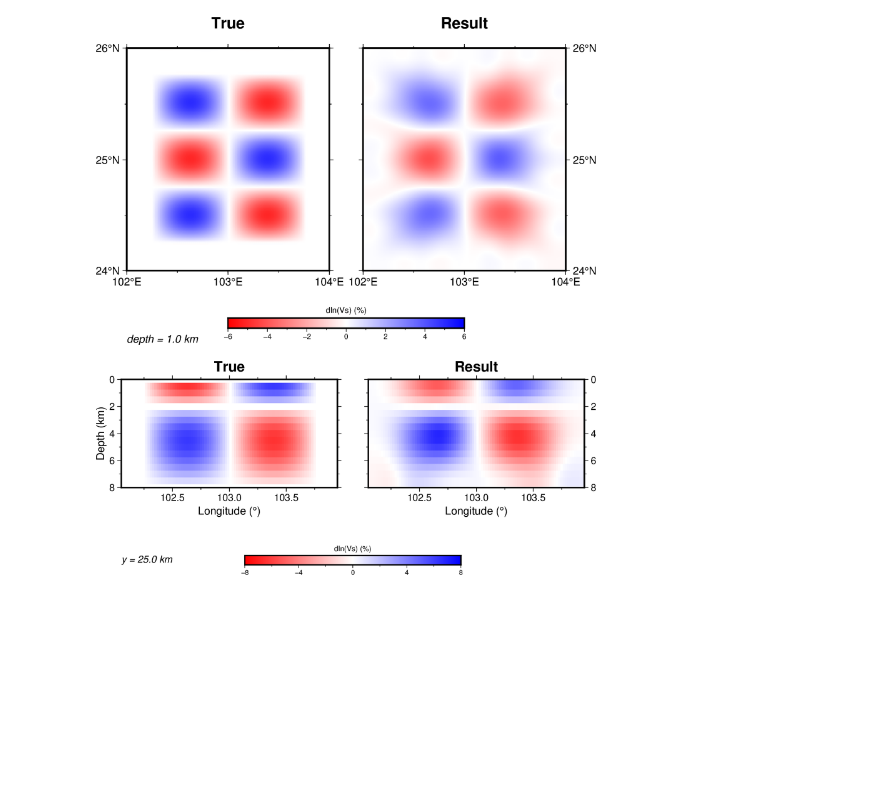
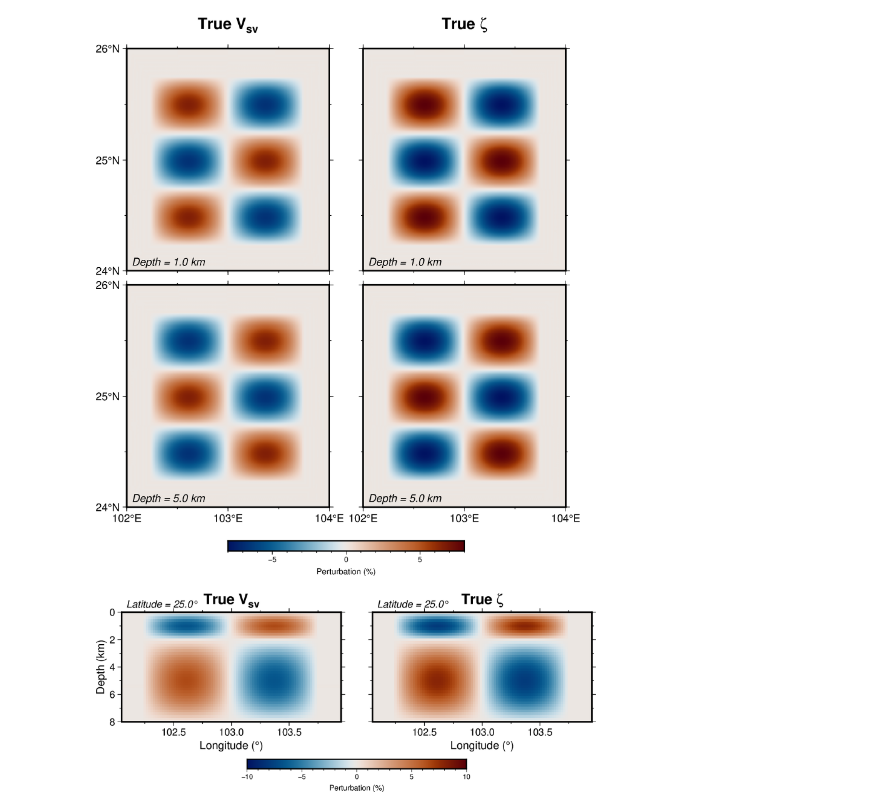
Before and after one commit to xumi1993/SurfATTPP, a Jupyter notebook: examples/02_checkerboard_radial_ani/plot_model.ipynb, the cells around one changed output. Saved outputs shown, nothing was run; the diff lists cells and outputs as text; code cells hidden in the pictures; blank space fills up the shorter version.

```diff
--- a/examples/02_checkerboard_radial_ani/plot_model.ipynb
+++ b/examples/02_checkerboard_radial_ani/plot_model.ipynb
@@ -77,53 +23,0 @@ fig.show()
-# %%
-idep = 2
-region = [102, 104, 24, 26]
-proj = 'M6c'
-xx, yy = np.meshgrid(x, y, indexing='ij')
-g_true = pygmt.surface(x=xx.ravel(), y=yy.ravel(), z=dvt[:, :, idep].ravel(),
-                       region=region, spacing='0.01/0.01')
-g_res = pygmt.surface(x=xx.ravel(), y=yy.ravel(), z=dv[:, :, idep].ravel(),
-                      region=region, spacing='0.01/0.01')
-
-fig = pygmt.Figure()
-pygmt.makecpt(cmap='polar', series=[-6, 6, 0.01], background=True, continuous=True, reverse=True)
-with pygmt.config(MAP_FRAME_TYPE='plain', FONT_TITLE='13p,Helvetica-Bold',
-                  FONT_ANNOT_PRIMARY='9p', FONT_LABEL='10p', MAP_TITLE_OFFSET='4p'):
-    fig.grdimage(g_true, cmap=True, region=region, projection=proj,
-                 frame=['WSne+tTrue', 'xa1f0.5', 'ya1f0.5'])
-    fig.text(x=region[0], y=region[2], text=f'depth = {z[idep]:.1f} km', no_clip=True,
-             justify='TL', font='9p,Helvetica-Oblique', offset='0/-1.9c')
-    fig.shift_origin(xshift='7c')
-    fig.grdimage(g_res, cmap=True, region=region, projection=proj,
-                 frame=['wSnE+tResult', 'xa1f0.5', 'ya1f0.5'])
-    fig.colorbar(position='x-0.5c/-1.4c+w7c/0.3c+h+jTC+ml',
-                 frame=['xa2f1+ldln(Vs) (%)'])
-fig.show()
-# %% [output]
-[figure, removed]
-# %%
-def to_xarray(data, x, y, key="z"):
-    """Convert a 2-D NumPy array to an xarray.DataArray indexed on (lat, lon)."""
-    return xr.DataArray(data.T, coords=[y, x], dims=["lat", "lon"], name=key)
-
-iy = len(y) // 2
-ds_true = to_xarray(dvt[:, iy, :], x, z)
-ds_res = to_xarray(dv[:, iy, :], x, z)
-region = [x.min(), x.max(), z.min(), z.max()]
-proj = 'X7c/-3.5c'
-
-fig = pygmt.Figure()
-pygmt.makecpt(cmap='polar', series=[-8, 8, 0.1], background=True, continuous=True, reverse=True)
-with pygmt.config(MAP_FRAME_TYPE='plain', FONT_TITLE='13p,Helvetica-Bold',
-                  FONT_ANNOT_PRIMARY='9p', FONT_LABEL='10p', MAP_TITLE_OFFSET='4p'):
-    fig.grdimage(ds_true, cmap=True, region=region, projection=proj,
-                 frame=['WSne+tTrue', 'xa0.5f0.25+lLongitude (@.)', 'ya2f1+lDepth (km)'])
-    fig.text(x=region[0], y=region[3], text=f'y = {y[iy]:.1f} km', no_clip=True,
-             justify='TL', font='9p,Helvetica-Oblique', offset='0/-2.2c')
-    fig.shift_origin(xshift='8c')
-    fig.grdimage(ds_res, cmap=True, region=region, projection=proj,
-                 frame=['wSnE+tResult', 'xa0.5f0.25+lLongitude (@.)', 'ya2f1'])
-    fig.colorbar(position='x-0.5c/-2.2c+w7c/0.3c+h+jTC+ml',
-                 frame=['xa4f2+ldln(Vs) (%)'])
-fig.show()
-# %% [output]
-[figure, removed]
@@ -129,0 +276,15 @@ fig.show()
+# %%
+# Plot the true model
+true_horizontal, true_vertical = plot_model_slices(
+    dvt,
+    dzetat,
+    "True",
+    x,
+    y,
+    z,
+)
+true_horizontal.show()
+true_vertical.show()
+# %% [output]
+[figure, added]
+[figure, added]
```
Also changed, not shown: parts of 4 cells of this notebook, 3 other files.
